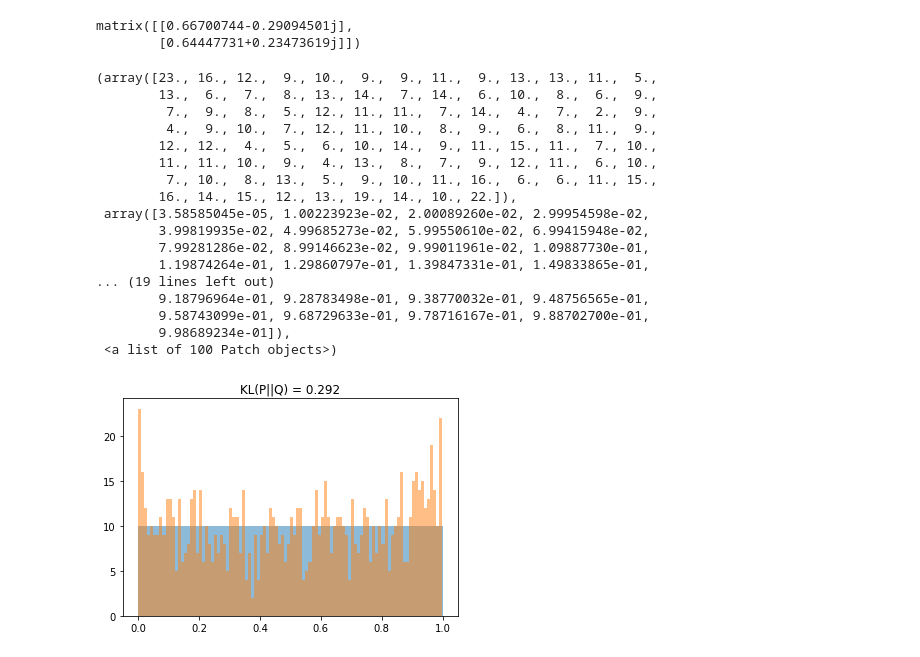
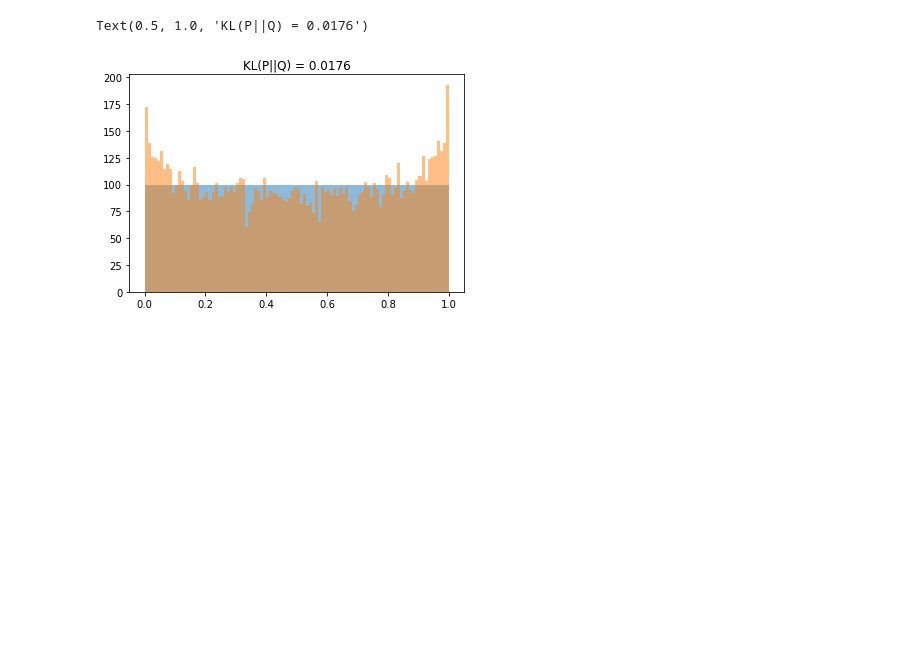
Before and after one commit to String137/Create-your-design-of-Parameterized-Quantum-Circuits, a Jupyter notebook: PQC.ipynb, the cells around one changed output. Cells and saved outputs as stored; diff of their text form; code cells hidden in the pictures; blank space fills up the shorter version.

```diff
--- a/PQC.ipynb
+++ b/PQC.ipynb
@@ -46,8 +47,3 @@ class PQC:
         self.circ.data.pop(1);
 # %%
 pqc = PQC("rzx");
-# %%
-pqc.get()
-# %% [output]
-matrix([[0.66700744-0.29094501j],
-        [0.64447731+0.23473619j]])
@@ -61,6 +61,11 @@ class Haar_dist(rv_continuous):
         return Haar(x,1*2);
 
 def kl_divergence(p, q):
-    return np.mean(p*np.log(p/q));
+    return np.sum(np.where(p != 0, p * np.log(p / q), 0))
     #return np.sum(np.where(p != 0, p * np.log(p / q), 0))
+def kkll(p,q):
+    sum = 0;
+    for i, j in enumerate(p):
+        sum += p[i]*np.log(p[i]/q[i]);
+    return sum;
 # %%
@@ -74,28 +79,17 @@ h = Haar_dist(a=0,b=1,name="haar");
 for i in range(len):
     haar.append(h.ppf((i+0.5)/len))
 # %%
-plt.title('KL(P||Q) = %1.3f' % kl_divergence(np.array(arr), np.array(haar)))
 n_bins = 100;
 # We can set the number of bins with the `bins` kwarg
 # haar = np.linspace(0,1,len,endpoint=False); #true value
-plt.hist(np.array(haar), bins=n_bins, alpha=0.5)
-plt.hist(np.array(arr), bins=n_bins, alpha=0.5)
+haar_pdf = plt.hist(np.array(haar), bins=n_bins, alpha=0.5)[0]/len;
+pqc_pdf = plt.hist(np.array(arr), bins=n_bins, alpha=0.5)[0]/len;
+# print("\n\n\n****\n",haar_pdf);
+# print("\n\n\n****\n",pqc_pdf);
+kl = kl_divergence(pqc_pdf,haar_pdf);
+# kl = kkll(pqc_pdf,haar_pdf);
+# print(np.sum(pqc_pdf))
+plt.title('KL(P||Q) = %1.4f' % kl)
 # %% [output]
-(array([23., 16., 12.,  9., 10.,  9.,  9., 11.,  9., 13., 13., 11.,  5.,
-        13.,  6.,  7.,  8., 13., 14.,  7., 14.,  6., 10.,  8.,  6.,  9.,
-         7.,  9.,  8.,  5., 12., 11., 11.,  7., 14.,  4.,  7.,  2.,  9.,
-         4.,  9., 10.,  7., 12., 11., 10.,  8.,  9.,  6.,  8., 11.,  9.,
-        12., 12.,  4.,  5.,  6., 10., 14.,  9., 11., 15., 11.,  7., 10.,
-        11., 11., 10.,  9.,  4., 13.,  8.,  7.,  9., 12., 11.,  6., 10.,
-         7., 10.,  8., 13.,  5.,  9., 10., 11., 16.,  6.,  6., 11., 15.,
-        16., 14., 15., 12., 13., 19., 14., 10., 22.]),
- array([3.58585045e-05, 1.00223923e-02, 2.00089260e-02, 2.99954598e-02,
-        3.99819935e-02, 4.99685273e-02, 5.99550610e-02, 6.99415948e-02,
-        7.99281286e-02, 8.99146623e-02, 9.99011961e-02, 1.09887730e-01,
-        1.19874264e-01, 1.29860797e-01, 1.39847331e-01, 1.49833865e-01,
-... (19 lines left out)
-        9.18796964e-01, 9.28783498e-01, 9.38770032e-01, 9.48756565e-01,
-        9.58743099e-01, 9.68729633e-01, 9.78716167e-01, 9.88702700e-01,
-        9.98689234e-01]),
- <a list of 100 Patch objects>)
+Text(0.5, 1.0, 'KL(P||Q) = 0.0176')
-[figure, old version]
+[figure, new version]
```
Also changed, not shown: parts of 3 cells of this notebook.
